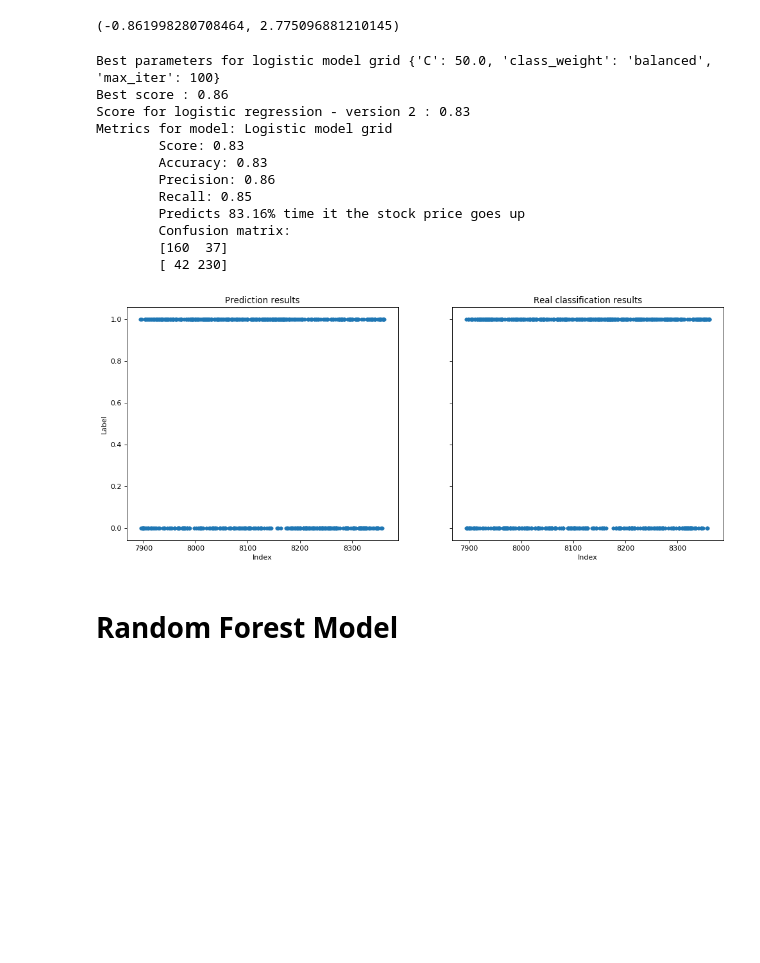
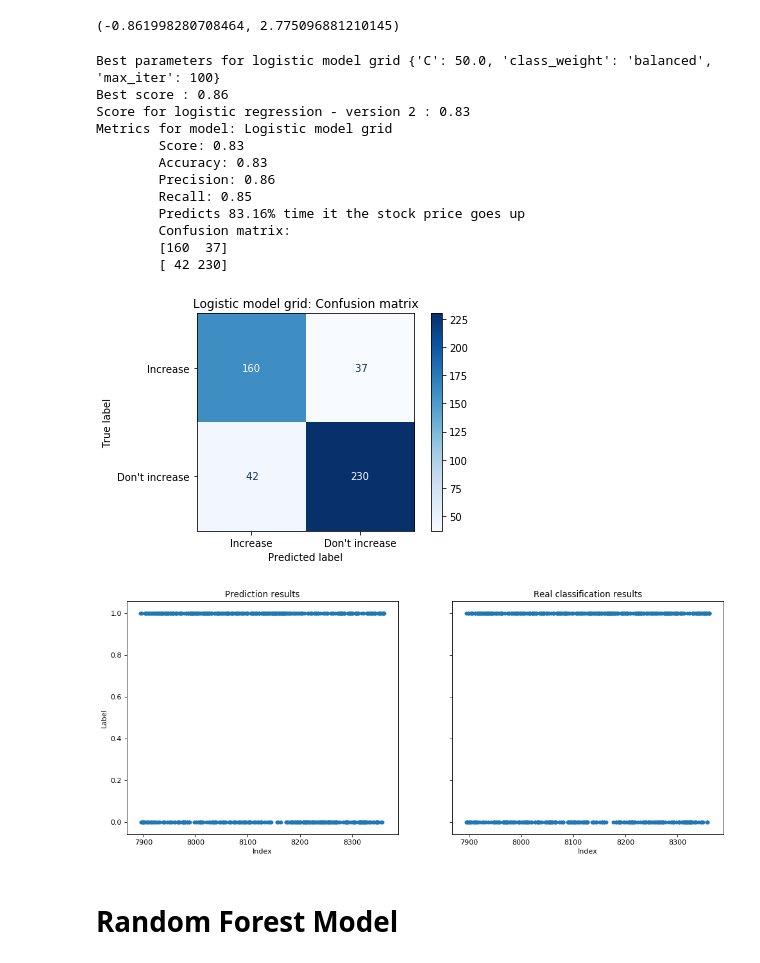
Before and after one commit to MildoCentaur/stockforecasting, a Jupyter notebook: notebooks/Predict model classifier.ipynb, the cells around one changed output. Drawn from its saved outputs; the diff is of its cells as text; code cells hidden in the pictures; blank space fills up the shorter version.

```diff
--- a/notebooks/Predict model classifier.ipynb
+++ b/notebooks/Predict model classifier.ipynb
@@ -35,15 +35,17 @@ def generate_test_dataset(dataset, split_date='2016-01-01'):
     result_df = pd.DataFrame()
     result_df['Label'] = dataset_aux.Label
     result_df['Index'] = dataset_aux.index
+    result_df['Date'] = dataset_aux.Date
     dataset_aux = dataset_aux.drop(columns=['Tomorrow_Date', 'Tomorrow_Open','Label','Diff_Tomorrow_Open','Date','Yesterday_Date'])
     return dataset_aux, result_df
 # %% [markdown]
 # Prediction and metrics methods
 # %%
 import pandas as pd
+import matplotlib.pyplot as plt
 import sklearn
 from sklearn.dummy import DummyClassifier
-from sklearn.metrics import accuracy_score, confusion_matrix, precision_score, recall_score
+from sklearn.metrics import accuracy_score, confusion_matrix, precision_score, recall_score, plot_confusion_matrix
 from sklearn.utils.multiclass import unique_labels
 
 def create_predictions_dataset(test_df, model, X_test):
@@ -57,7 +59,9 @@ def compare_prediction_visual(df_predicted, df_real, model_name='Unknown model')
     title = model_name + ' ' +  'classification results'
     df_predicted.plot(kind='scatter', x='Index',y='Label', ax=axs[0], title='Prediction results')
     df_real.plot(kind='scatter', x='Index',y='Label', ax=axs[1] ,title='Real classification results')
+
     visualization_path = os.path.join(os.path.pardir, 'reports', 'figures', 'classifier', model_name)
+
     plt.savefig('{0}.png'.format(visualization_path))
 
 
@@ -73,6 +77,16 @@ def get_model_metrics(model, y_test, X_test, model_name='Unknown model'):
     print ('\tPredicts {0:.2f}% time it the stock price goes up'.format(result*100, model_name))
     cm = confusion_matrix(y_test, model.predict(X_test))
     print( '\tConfusion matrix: \n\t{0} \n\t{1}'.format(cm[0], cm[1]))
+
+    title ="{}: Confusion matrix".format(model_name)
+    file = '{}_confision_matrix.png'.format(model_name)
+    disp = plot_confusion_matrix(model, X_test, y_test,
+                             display_labels=["Increase","Don't increase"],
+                             cmap=plt.cm.Blues, normalize=None, values_format="3.0f")
+    disp.ax_.set_title(title)
+    visualization_path = os.path.join(os.path.pardir, 'reports', 'figures', 'classifier', file)
+    plt.savefig(visualization_path);
+    plt.show()
 # %%
 import pandas as pd
 import sklearn
@@ -280,31 +298,32 @@ X_train_scaled[:,0].min(),X_train_scaled[:,0].max()
 # %%
 parameters = {'C':[50.0],'class_weight' : ['balanced'], 'max_iter' : [100]}
 logistic_model_grid = GridSearchCV(logistic_model, param_grid=parameters, cv=3)
 
 with ignore_warnings(category=ConvergenceWarning):
     logistic_model_grid.fit(X_train_scaled, y_train)
 
 print ('Best parameters for logistic model grid {}'.format(logistic_model_grid.best_params_))
 
 print ('Best score : {0:.2f}'.format(logistic_model_grid.best_score_))
 print ('Score for logistic regression - version 2 : {0:.2f}'.format(logistic_model_grid.score(X_test_scaled, y_test)))
 
 get_model_metrics(logistic_model_grid, y_test, X_test_scaled, 'Logistic model grid')
-compare_prediction_visual(create_predictions_dataset(test_df, logistic_model_grid, X_test_scaled), result_test_df, 'Logistic Grid')
+compare_prediction_visual(create_predictions_dataset(test_df, logistic_model_grid, X_test_scaled), result_test_df, 'Logistic GridFS')
 # %% [output]
 Best parameters for logistic model grid {'C': 50.0, 'class_weight': 'balanced', 'max_iter': 100}
 Best score : 0.86
 Score for logistic regression - version 2 : 0.83
 Metrics for model: Logistic model grid
         Score: 0.83
         Accuracy: 0.83
         Precision: 0.86
         Recall: 0.85
         Predicts 83.16% time it the stock price goes up
         Confusion matrix:
         [160  37]
         [ 42 230]
-[figure, old version]
+[figure, new version]
+[figure, added]
 # %% [markdown]
 # Random Forest Model
 # %%
```
Also changed, not shown: parts of 10 cells of this notebook, 54 other files.
